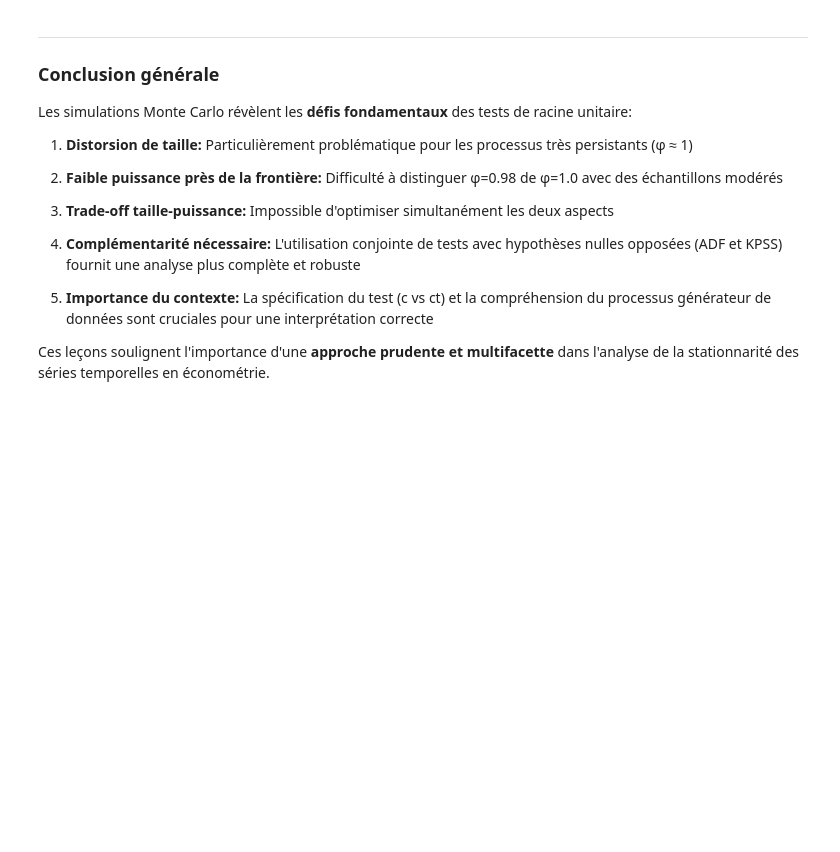
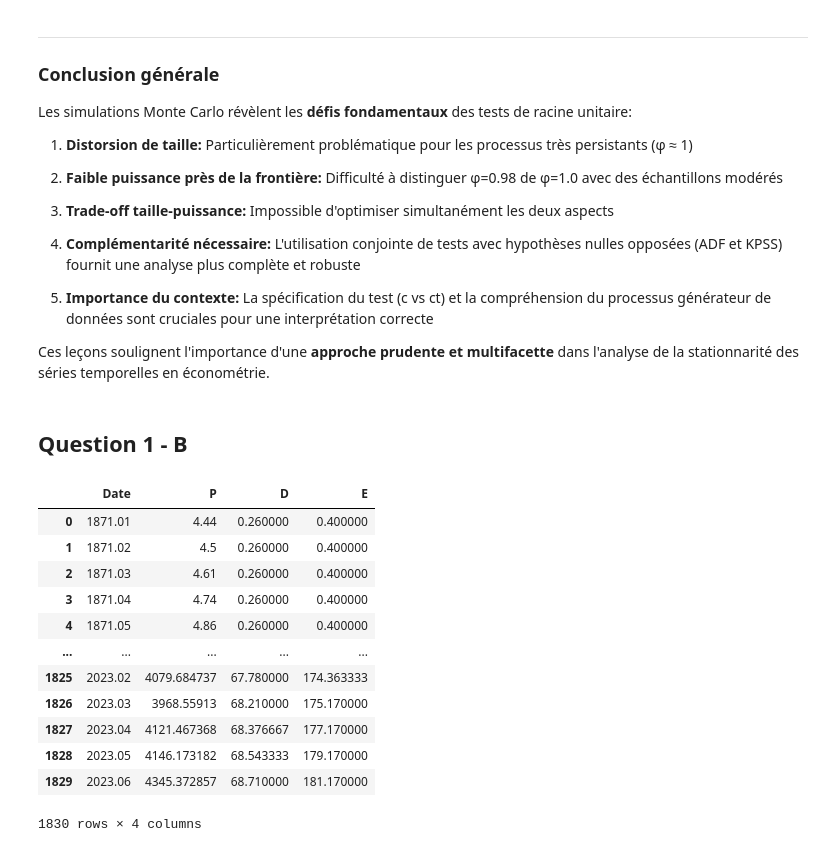
Before and after one commit to VincentD1209/Examen-final---Econo, a Jupyter notebook: Question 2.ipynb, the cells around one changed output. Drawn from its saved outputs; the diff is of its cells as text; code cells hidden in the pictures; blank space fills up the shorter version.

```diff
--- a/Question 2.ipynb
+++ b/Question 2.ipynb
@@ -1070,3 +1103,25 @@ Les simulations Monte Carlo révèlent les **défis fondamentaux** des tests de
 5. **Importance du contexte:** La spécification du test (c vs ct) et la compréhension du processus générateur de données sont cruciales pour une interprétation correcte
 
 Ces leçons soulignent l'importance d'une **approche prudente et multifacette** dans l'analyse de la stationnarité des séries temporelles en économétrie.
+# %% [markdown]
+## Question 1 - B
+# %%
+Market = pd.read_excel('ie_data.xls', sheet_name='Data', skiprows=7, usecols=(0,1,2,3))
+
+Market = Market.dropna()
+
+Market
+# %% [output]
+|  | Date | P | D | E |
+| 0 | 1871.01 | 4.44 | 0.260000 | 0.400000 |
+| 1 | 1871.02 | 4.5 | 0.260000 | 0.400000 |
+| 2 | 1871.03 | 4.61 | 0.260000 | 0.400000 |
+| 3 | 1871.04 | 4.74 | 0.260000 | 0.400000 |
+| 4 | 1871.05 | 4.86 | 0.260000 | 0.400000 |
+| ... | ... | ... | ... | ... |
+| 1825 | 2023.02 | 4079.684737 | 67.780000 | 174.363333 |
+| 1826 | 2023.03 | 3968.55913 | 68.210000 | 175.170000 |
+| 1827 | 2023.04 | 4121.467368 | 68.376667 | 177.170000 |
+| 1828 | 2023.05 | 4146.173182 | 68.543333 | 179.170000 |
+| 1829 | 2023.06 | 4345.372857 | 68.710000 | 181.170000 |
+1830 rows × 4 columns
```
Also changed, not shown: parts of 7 cells of this notebook, 1 other file.
